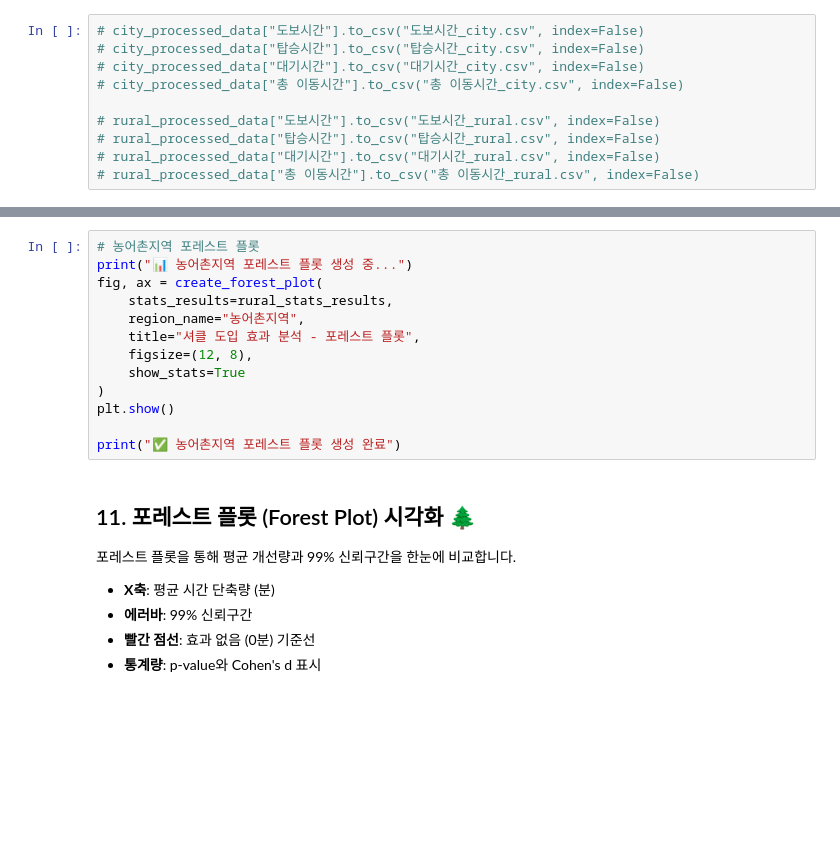
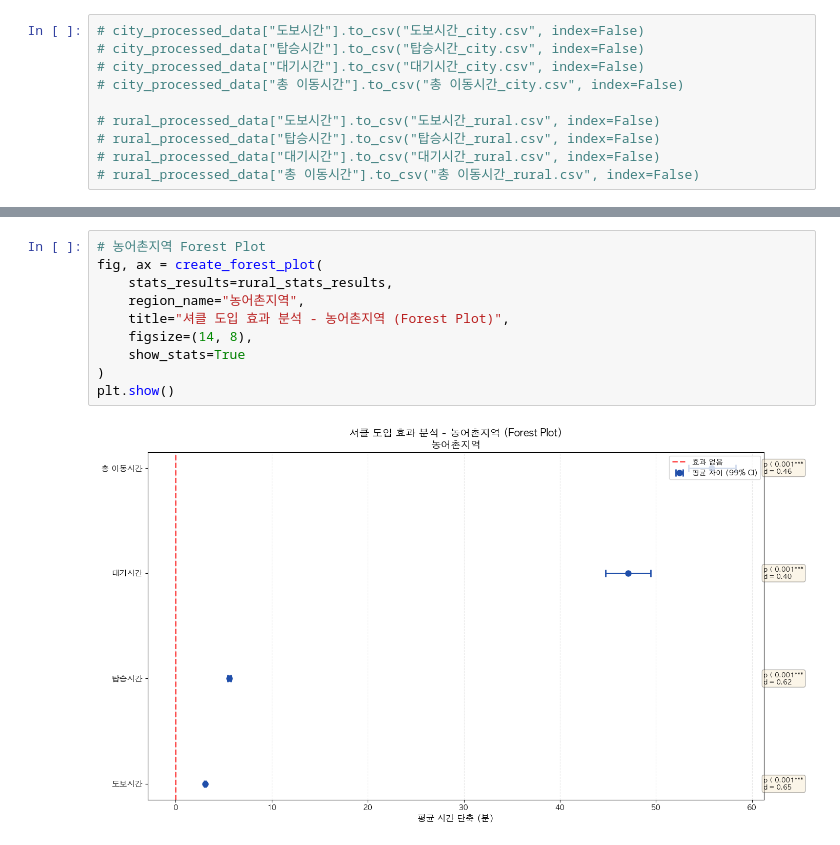
Before and after one commit to sunLeee/SEA-share-4-ksm, a Jupyter notebook: notebooks/playground.ipynb, the cells around one changed output, grey strips where cells are left out. Cells and saved outputs as stored; diff of their text form; blank space fills up the shorter version.

```diff
--- a/notebooks/playground.ipynb
+++ b/notebooks/playground.ipynb
@@ -512,21 +731,12 @@ NameError: name 'city_stats_results' is not defined
 # %%
-# 농어촌지역 포레스트 플롯
-print("📊 농어촌지역 포레스트 플롯 생성 중...")
+# 농어촌지역 Forest Plot
 fig, ax = create_forest_plot(
     stats_results=rural_stats_results,
     region_name="농어촌지역",
-    title="셔클 도입 효과 분석 - 포레스트 플롯",
-    figsize=(12, 8),
+    title="셔클 도입 효과 분석 - 농어촌지역 (Forest Plot)",
+    figsize=(14, 8),
     show_stats=True
 )
 plt.show()
-
-print("✅ 농어촌지역 포레스트 플롯 생성 완료")
+# %% [output]
+[figure, added]
-# %% [markdown]
-## 11. 포레스트 플롯 (Forest Plot) 시각화 🌲
-
-포레스트 플롯을 통해 평균 개선량과 99% 신뢰구간을 한눈에 비교합니다.
-- **X축**: 평균 시간 단축량 (분)
-- **에러바**: 99% 신뢰구간
-- **빨간 점선**: 효과 없음 (0분) 기준선
-- **통계량**: p-value와 Cohen's d 표시
```
Also changed, not shown: parts of 18 cells of this notebook, 3 other files.
